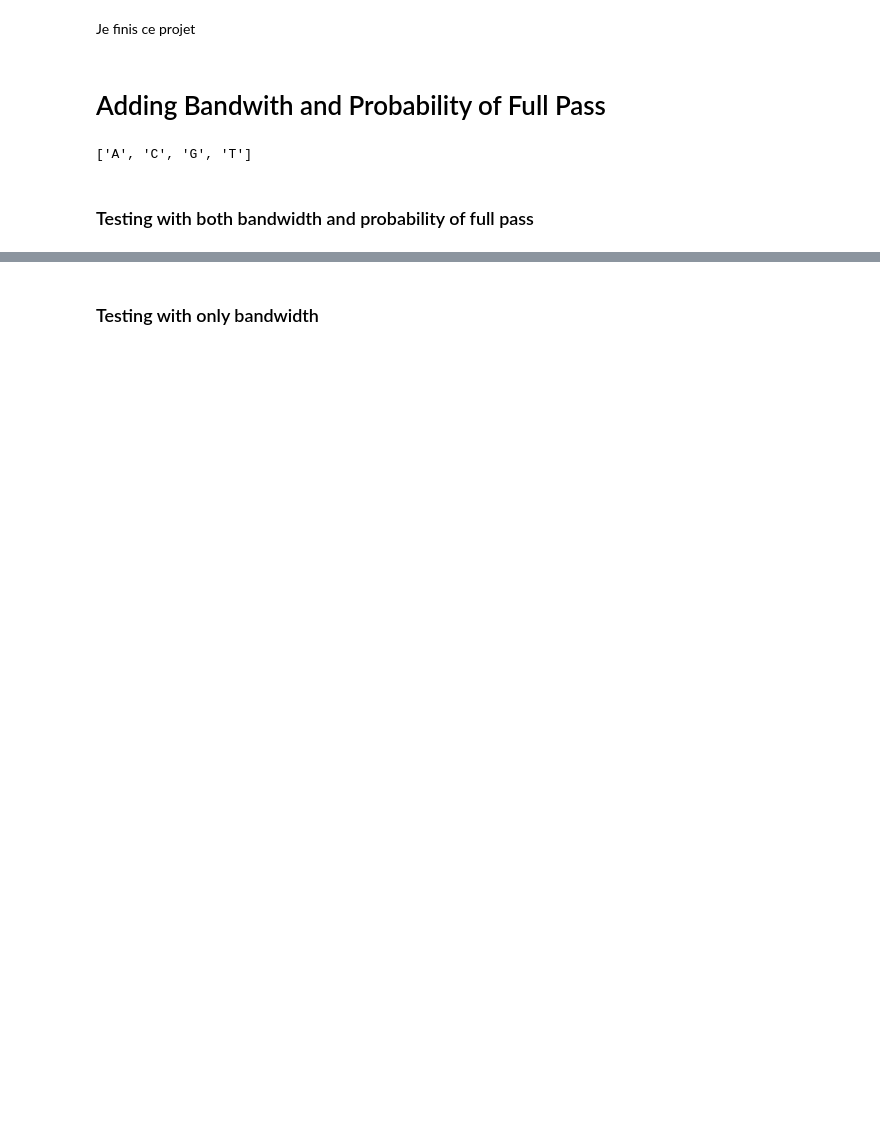
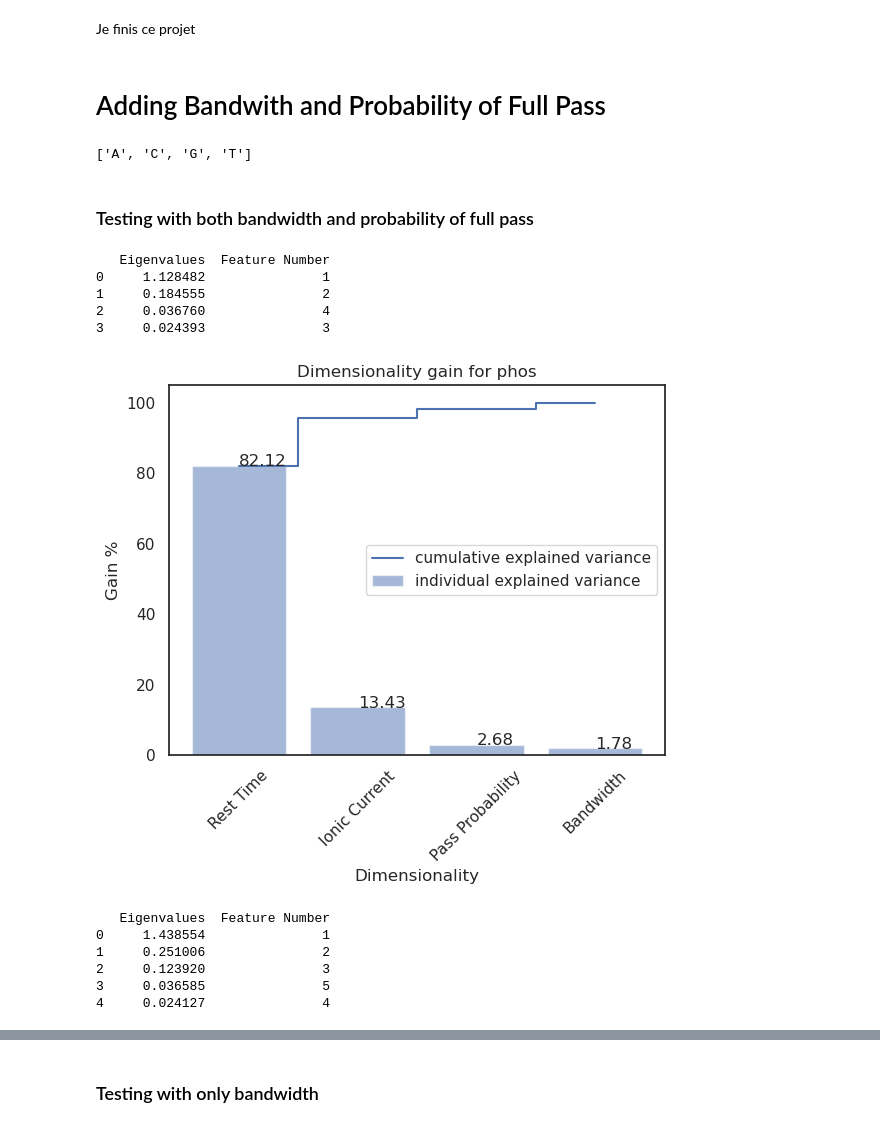
Before and after one commit to makazumah/AIML24787-Project, a Jupyter notebook: Random_forest_func_Form.ipynb, the cells around one changed output, grey strips where cells are left out. Drawn from its saved outputs; the diff is of its cells as text; code cells hidden in the pictures; blank space fills up the shorter version.

```diff
--- a/Random_forest_func_Form.ipynb
+++ b/Random_forest_func_Form.ipynb
@@ -932,3 +843,19 @@ X_new_df = np.concatenate((A_new, C_new,G_new,T_new), axis=0)
 # %%
 Xphos_2 = np.concatenate((Xphos, X_new_df[:, 1:]), axis=1)
 Xeng_phos_2 = np.concatenate((Xeng_phos, X_new_df[:, 1:]), axis=1)
+# %%
+my_vars[f'var_weights_phos_2'],my_vars[f'sorted_eig_vecs_phos_2'] =  eval(Xphos_2, 'phos')
+my_vars[f'var_weights_phos_2_e'],my_vars[f'sorted_eig_vecs_phos_2_e'] =  eval(Xeng_phos_2, 'phos', 1)
+# %% [output]
+   Eigenvalues  Feature Number
+0     1.128482               1
+1     0.184555               2
+2     0.036760               4
+3     0.024393               3
+[figure, added]
+   Eigenvalues  Feature Number
+0     1.438554               1
+1     0.251006               2
+2     0.123920               3
+3     0.036585               5
+4     0.024127               4
```
Also changed, not shown: parts of 39 cells of this notebook, 1 other file.
